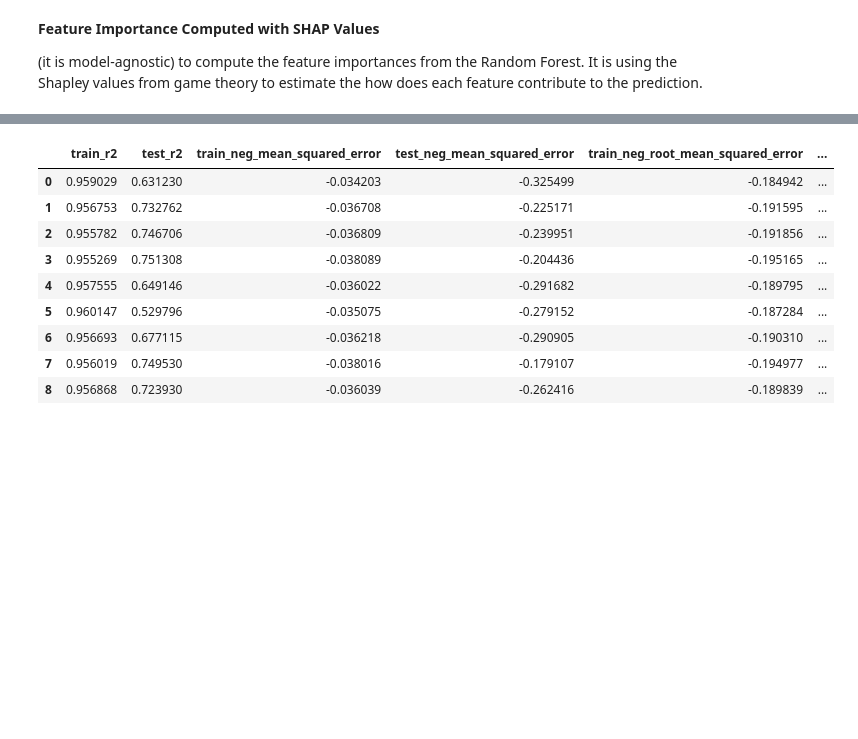
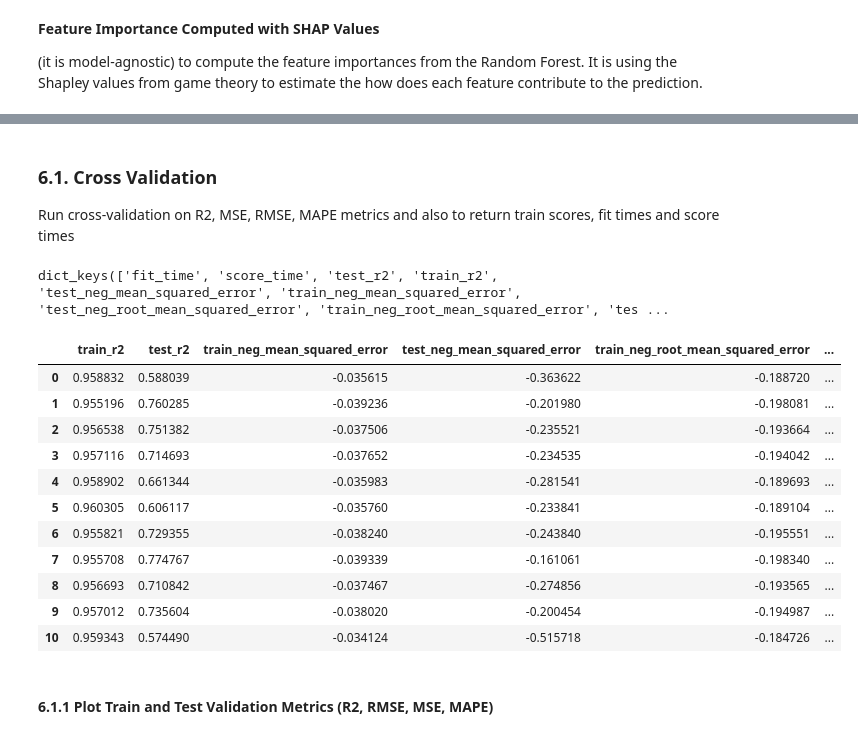
Before and after one commit to Kat-nesh/Redefining-maize-UAI, a Jupyter notebook: Model_Training_and_Evaluation.ipynb, the cells around one changed output, grey strips where cells are left out. Cells and saved outputs as stored; diff of their text form; code cells hidden in the pictures; blank space fills up the shorter version.

```diff
--- a/Model_Training_and_Evaluation.ipynb
+++ b/Model_Training_and_Evaluation.ipynb
@@ -91,4 +94,4 @@ Index(['key', 'COUNTY', 'Year', 'Yield', 'blue', 'green', 'red', 'nir',
        'JoinedYld'],
       dtype='object')
 # %%
-data = df[df['Year'].between(2010, 2018)]
+data = df[df['Year'].between(2010, 2020)]
@@ -555,0 +641,6 @@ shap.summary_plot(shap_values, pred)
+# %%
+# TRAIN SPLIT
+yld = new_data['JoinedYld']
+pred = new_data[['era5d_prec', 'temp_MAX', 'era5m_prec','era5m_max_temp', 'temp_MIN',  'wdvi','era5_min_temp', 'm_ndmi', 'era5_wind', 'evi', 'chirpsm_prec', 'mod_lst']]
+# tamsat = new_data[['Tmst_AREA', 'Tmst_MIN', 'Tmst_MAX', 'Tmst_RANGE', 'Tmst_MEAN','Tmst_STD', 'Tmst_SUM']]
+# tamsat.describe()
@@ -555,0 +656,6 @@ shap.summary_plot(shap_values, pred)
+# %%
+# RF Regressor & Fit
+# create a classifier and fit
+n_trees = 200
+clf = RandomForestRegressor(n_trees,random_state = 42)
+clf.fit(pred,yld)
@@ -596 +699,4 @@ from sklearn.metrics import make_scorer
+# %% [markdown]
+### **6.1. Cross Validation**
+Run cross-validation on R2, MSE, RMSE, MAPE metrics and also to return train scores, fit times and score times
 # %%
@@ -601,22 +705,28 @@ cross_validate_results = cross_validate(clf,pred,yld,groups=group,
                                         return_train_score=True,cv=logo,n_jobs=-1)
 # %%
 cross_validate_results.keys()
+# %% [output]
+dict_keys(['fit_time', 'score_time', 'test_r2', 'train_r2', 'test_neg_mean_squared_error', 'train_neg_mean_squared_error', 'test_neg_root_mean_squared_error', 'train_neg_root_mean_squared_error', 'tes ...
 # %%
 metrics = pd.DataFrame(cross_validate_results, columns = ['train_r2','test_r2',
                                                           'train_neg_mean_squared_error','test_neg_mean_squared_error',
                                                           'train_neg_root_mean_squared_error','test_neg_root_mean_squared_error',
                                                           'train_neg_mean_absolute_percentage_error','test_neg_mean_absolute_percentage_error'])
-years = [2010,2011,2012,2013,2014,2015,2016,2017,2018]
+years = [2010,2011,2012,2013,2014,2015,2016,2017,2018,2019,2020]
 metrics['Year'] = years
 metrics
 # %% [output]
 |  | train_r2 | test_r2 | train_neg_mean_squared_error | test_neg_mean_squared_error | train_neg_root_mean_squared_error | ... |
-| 0 | 0.959029 | 0.631230 | -0.034203 | -0.325499 | -0.184942 | ... |
-| 1 | 0.956753 | 0.732762 | -0.036708 | -0.225171 | -0.191595 | ... |
-| 2 | 0.955782 | 0.746706 | -0.036809 | -0.239951 | -0.191856 | ... |
-| 3 | 0.955269 | 0.751308 | -0.038089 | -0.204436 | -0.195165 | ... |
-| 4 | 0.957555 | 0.649146 | -0.036022 | -0.291682 | -0.189795 | ... |
-| 5 | 0.960147 | 0.529796 | -0.035075 | -0.279152 | -0.187284 | ... |
-| 6 | 0.956693 | 0.677115 | -0.036218 | -0.290905 | -0.190310 | ... |
-| 7 | 0.956019 | 0.749530 | -0.038016 | -0.179107 | -0.194977 | ... |
-| 8 | 0.956868 | 0.723930 | -0.036039 | -0.262416 | -0.189839 | ... |
+| 0 | 0.958832 | 0.588039 | -0.035615 | -0.363622 | -0.188720 | ... |
+| 1 | 0.955196 | 0.760285 | -0.039236 | -0.201980 | -0.198081 | ... |
+| 2 | 0.956538 | 0.751382 | -0.037506 | -0.235521 | -0.193664 | ... |
+| 3 | 0.957116 | 0.714693 | -0.037652 | -0.234535 | -0.194042 | ... |
+| 4 | 0.958902 | 0.661344 | -0.035983 | -0.281541 | -0.189693 | ... |
+| 5 | 0.960305 | 0.606117 | -0.035760 | -0.233841 | -0.189104 | ... |
+| 6 | 0.955821 | 0.729355 | -0.038240 | -0.243840 | -0.195551 | ... |
+| 7 | 0.955708 | 0.774767 | -0.039339 | -0.161061 | -0.198340 | ... |
+| 8 | 0.956693 | 0.710842 | -0.037467 | -0.274856 | -0.193565 | ... |
+| 9 | 0.957012 | 0.735604 | -0.038020 | -0.200454 | -0.194987 | ... |
+| 10 | 0.959343 | 0.574490 | -0.034124 | -0.515718 | -0.184726 | ... |
+# %% [markdown]
+#### **6.1.1 Plot Train and Test Validation Metrics (R2, RMSE, MSE, MAPE)**
```
Also changed, not shown: parts of 156 cells of this notebook.
